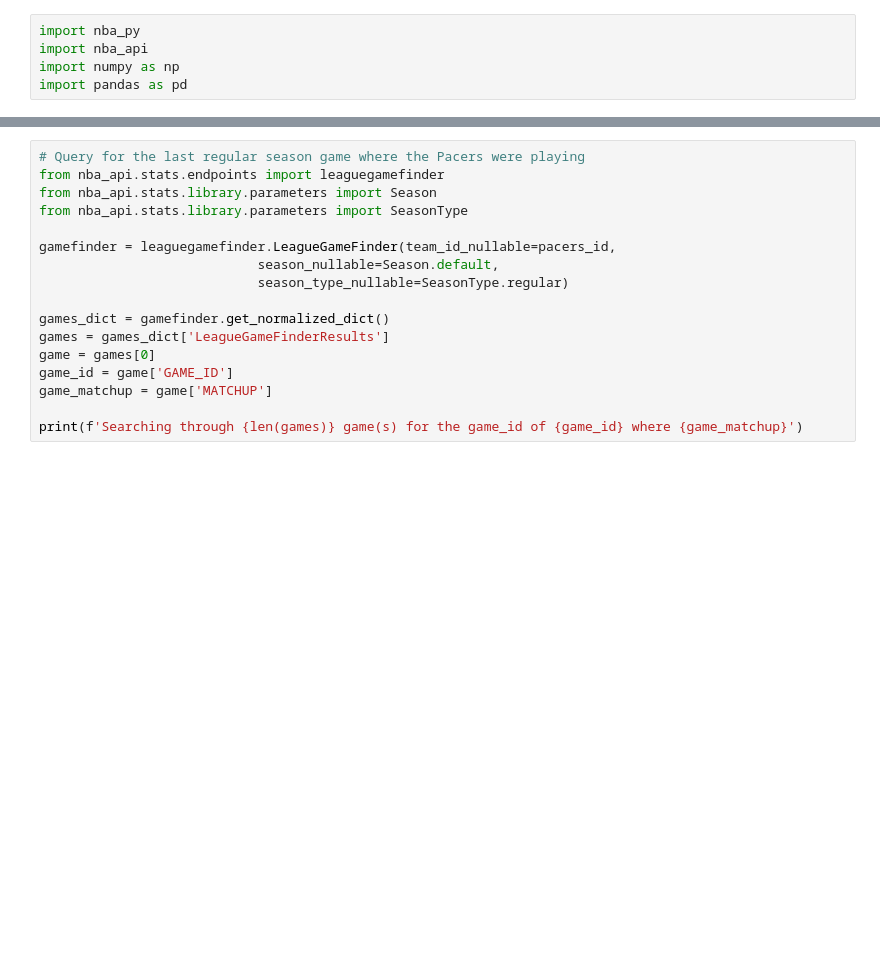
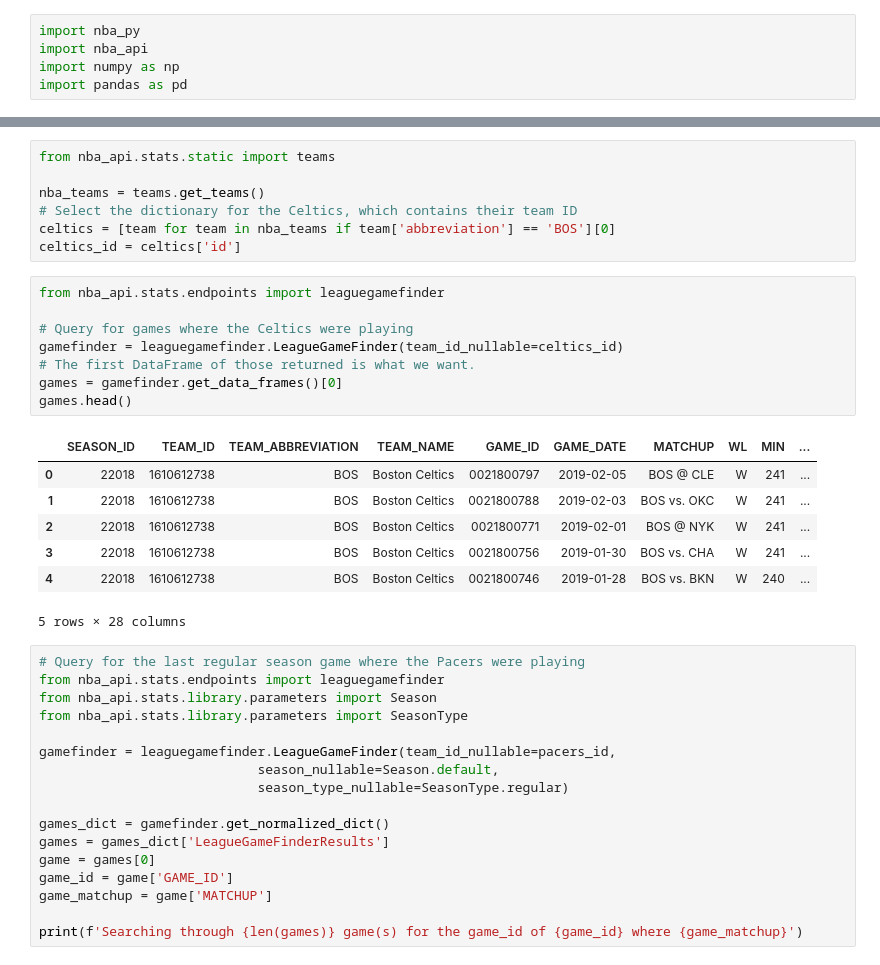
Before and after one commit to DylanHong/Math76, a Jupyter notebook: NBA API.ipynb, the cells around one changed output, grey strips where cells are left out. Cells and saved outputs as stored; diff of their text form; blank space fills up the shorter version.

Commit message:
Player and Team updates

```diff
--- a/NBA API.ipynb
+++ b/NBA API.ipynb
@@ -18,3 +68,26 @@ pacers_id: 1610612754
+# %%
+from nba_api.stats.static import teams
+
+nba_teams = teams.get_teams()
+# Select the dictionary for the Celtics, which contains their team ID
+celtics = [team for team in nba_teams if team['abbreviation'] == 'BOS'][0]
+celtics_id = celtics['id']
+# %%
+from nba_api.stats.endpoints import leaguegamefinder
+
+# Query for games where the Celtics were playing
+gamefinder = leaguegamefinder.LeagueGameFinder(team_id_nullable=celtics_id)
+# The first DataFrame of those returned is what we want.
+games = gamefinder.get_data_frames()[0]
+games.head()
+# %% [output]
+|  | SEASON_ID | TEAM_ID | TEAM_ABBREVIATION | TEAM_NAME | GAME_ID | GAME_DATE | MATCHUP | WL | MIN | ... |
+| 0 | 22018 | 1610612738 | BOS | Boston Celtics | 0021800797 | 2019-02-05 | BOS @ CLE | W | 241 | ... |
+| 1 | 22018 | 1610612738 | BOS | Boston Celtics | 0021800788 | 2019-02-03 | BOS vs. OKC | W | 241 | ... |
+| 2 | 22018 | 1610612738 | BOS | Boston Celtics | 0021800771 | 2019-02-01 | BOS @ NYK | W | 241 | ... |
+| 3 | 22018 | 1610612738 | BOS | Boston Celtics | 0021800756 | 2019-01-30 | BOS vs. CHA | W | 241 | ... |
+| 4 | 22018 | 1610612738 | BOS | Boston Celtics | 0021800746 | 2019-01-28 | BOS vs. BKN | W | 240 | ... |
+5 rows × 28 columns
 # %%
 # Query for the last regular season game where the Pacers were playing
 from nba_api.stats.endpoints import leaguegamefinder
```
Also changed, not shown: parts of 3 cells of this notebook.
